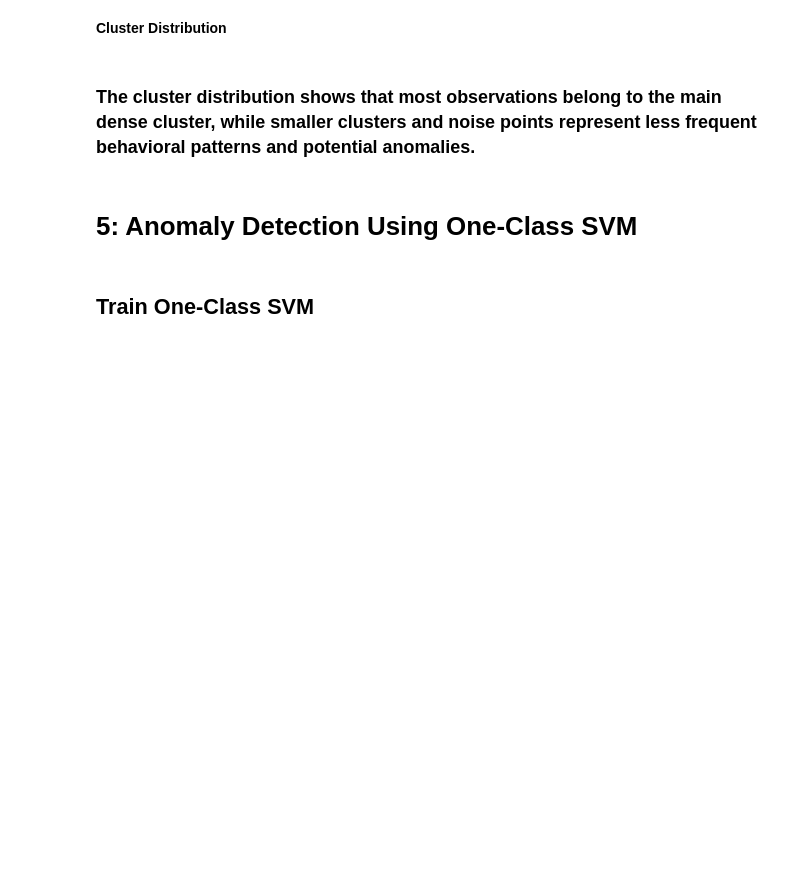
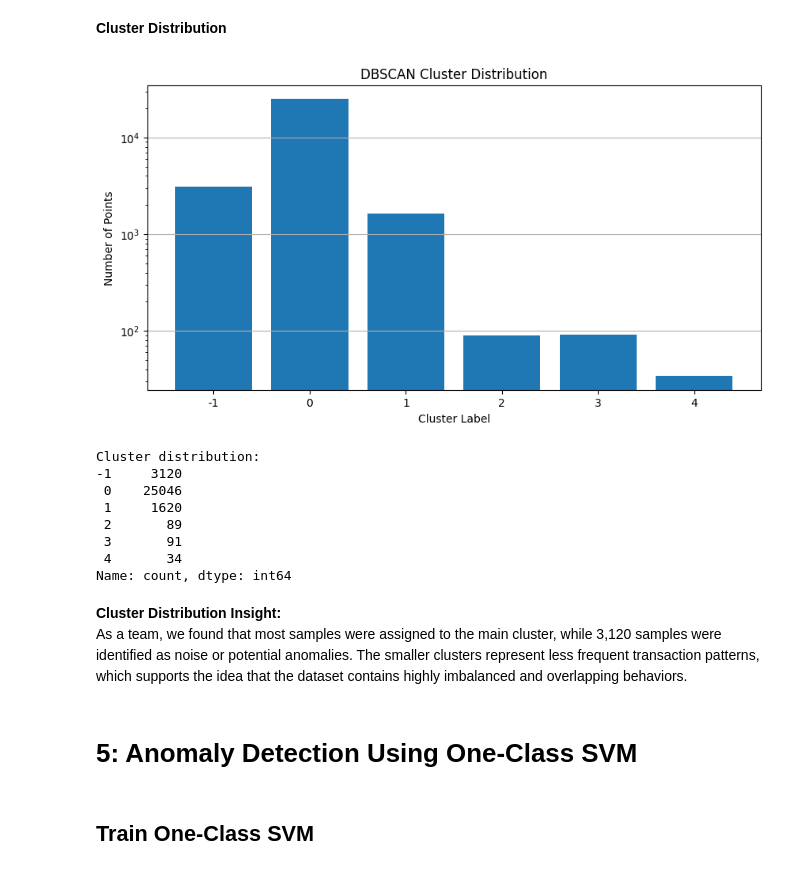
Before and after one commit to DOHA-BASEM3/FINAL-PROJECT, a Jupyter notebook: Ghena_Preprocessing_PCA_tSNE.ipynb, the cells around one changed output. Saved outputs shown, nothing was run; the diff lists cells and outputs as text; code cells hidden in the pictures; blank space fills up the shorter version.

```diff
--- a/Ghena_Preprocessing_PCA_tSNE.ipynb
+++ b/Ghena_Preprocessing_PCA_tSNE.ipynb
@@ -851,24 +955,44 @@ print("Davies-Bouldin Index:", db_index)
 # %% [markdown]
 **Cluster Distribution**
 # %%
-plt.figure(figsize=(10,5))
+# ===============================
+# Cluster Distribution
+# ===============================
+
+# Count the number of points assigned to each DBSCAN cluster.
+# Label -1 represents noise or potential anomalies.
+
+cluster_distribution = pd.Series(labels_pca).value_counts().sort_index()
+
+plt.figure(figsize=(10, 5))
 
 plt.bar(
     cluster_distribution.index.astype(str),
     cluster_distribution.values
 )
 
-plt.title("Cluster Distribution")
+plt.title("DBSCAN Cluster Distribution")
 plt.xlabel("Cluster Label")
 plt.ylabel("Number of Points")
+plt.yscale("log")
+plt.grid(axis="y")
+plt.show()
 
-plt.yscale('log')
-
-plt.grid(axis='y')
-
-plt.show()
+print("Cluster distribution:")
+print(cluster_distribution)
+# %% [output]
+[figure, added]
+Cluster distribution:
+-1     3120
+ 0    25046
+ 1     1620
+ 2       89
+ 3       91
+ 4       34
+Name: count, dtype: int64
-# %% [markdown]
-### The cluster distribution shows that most observations belong to the main dense cluster, while smaller clusters and noise points represent less frequent behavioral patterns and potential anomalies.
+# %% [markdown]
+**Cluster Distribution Insight:**
+As a team, we found that most samples were assigned to the main cluster, while 3,120 samples were identified as noise or potential anomalies. The smaller clusters represent less frequent transaction patterns, which supports the idea that the dataset contains highly imbalanced and overlapping behaviors.
 # %% [markdown]
 # **5: Anomaly Detection Using One-Class SVM**
 # %% [markdown]
```
Also changed, not shown: parts of 20 cells of this notebook.
